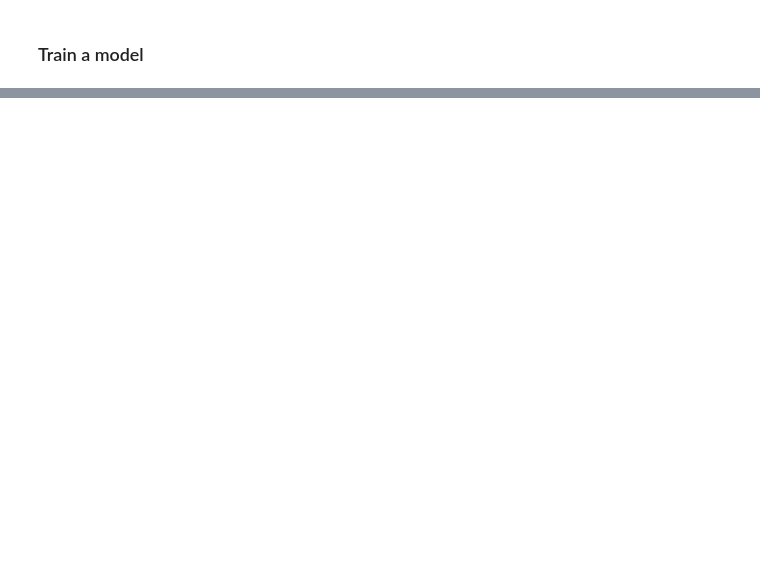
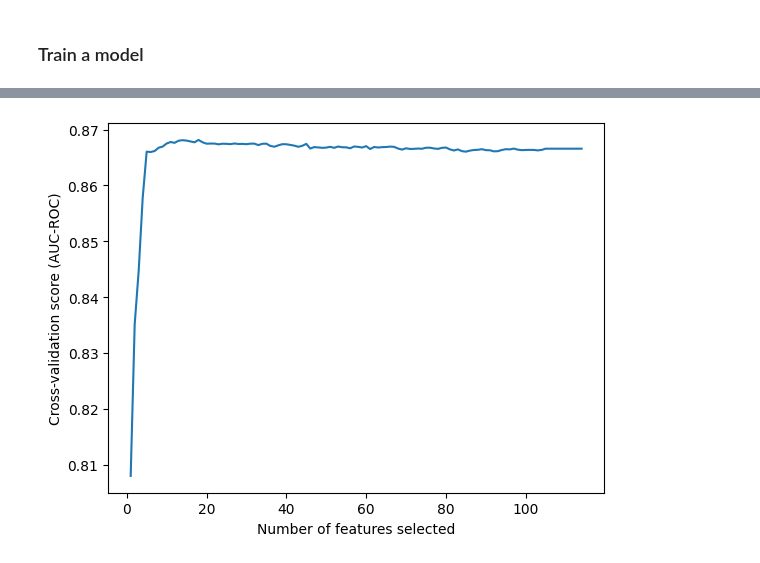
Before and after one commit to cathal-brady/Churn_Model_BCG, a Jupyter notebook: Cathal.ipynb, the cells around one changed output, grey strips where cells are left out. Cells and saved outputs as stored; diff of their text form; code cells hidden in the pictures; blank space fills up the shorter version.

Commit message:
Model fine tuning and 100k spend impact

```diff
--- a/Cathal.ipynb
+++ b/Cathal.ipynb
@@ -420,5 +243,0 @@ data.fillna(0, inplace=True)
-# %%
-y =  data['inactive']
-X = data.drop(['client_id', 'inactive', 'recency'], axis=1)
-
-X_train, X_test, y_train, y_test = train_test_split(X, y, test_size=0.3, random_state=42)
@@ -539,5 +243,0 @@ AUC-ROC: 0.8600179798323903
-# %%
-y =  data['inactive']
-X = data.drop(['client_id', 'inactive', 'recency'], axis=1)
-
-X_train, X_test, y_train, y_test = train_test_split(X, y, test_size=0.3, random_state=42)
@@ -574,8 +244,3 @@ AUC-ROC: 0.860677133127033
-# %%
-y =  data['inactive']
-X = data.drop(['client_id', 'inactive', 'recency'], axis=1)
-
-X_train, X_test, y_train, y_test = train_test_split(X, y, test_size=0.3, random_state=42)
 # %%
 # XGboost model
 model = XGBClassifier(n_estimators=20, random_state=42)
@@ -602,0 +282,19 @@ AUC-ROC: 0.8627802052920982
+# %%
+model = XGBClassifier(n_estimators=20, random_state=42)
+
+# Initialize RFECV with the model and the cross-validation strategy
+# StratifiedKFold is used to preserve the distribution of classes in each fold
+cv = StratifiedKFold(n_splits=5, shuffle=True, random_state=42)
+rfecv = RFECV(estimator=model, step=1, cv=cv, scoring='roc_auc')
+
+# Fit RFECV
+rfecv.fit(X_train, y_train)
+
+# Print the optimal number of features
+print("Optimal number of features:", rfecv.n_features_)
+
+# Get the selected features
+selected_features = X_train.columns[rfecv.support_]
+
+# Print the selected features
+print("Selected Features:", selected_features)
@@ -602,0 +315,9 @@ AUC-ROC: 0.8627802052920982
+# %%
+# Plot number of features vs. cross-validation scores
+plt.figure()
+plt.xlabel("Number of features selected")
+plt.ylabel("Cross-validation score (AUC-ROC)")
+plt.plot(range(1, len(rfecv.cv_results_['mean_test_score']) + 1), rfecv.cv_results_['mean_test_score'])
+plt.show()
+# %% [output]
+[figure, added]
```
Also changed, not shown: parts of 65 cells of this notebook.
